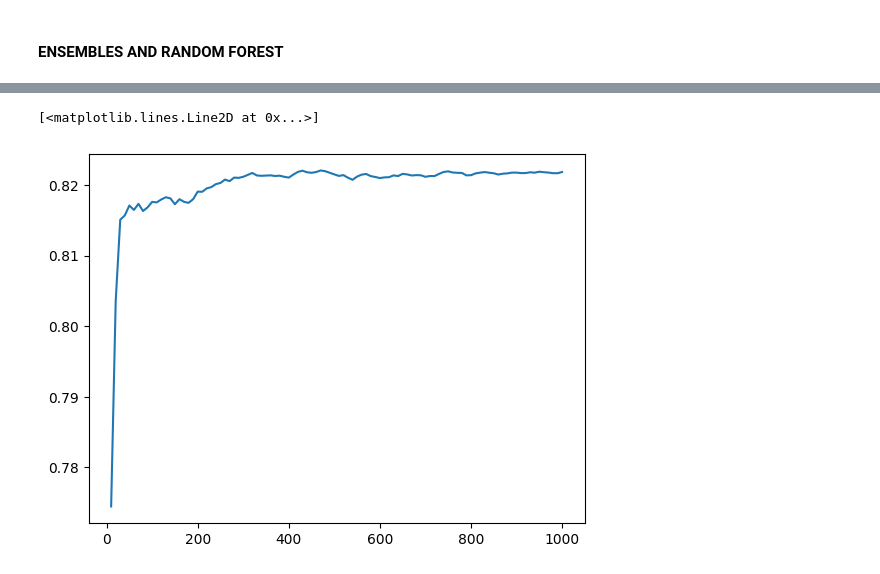
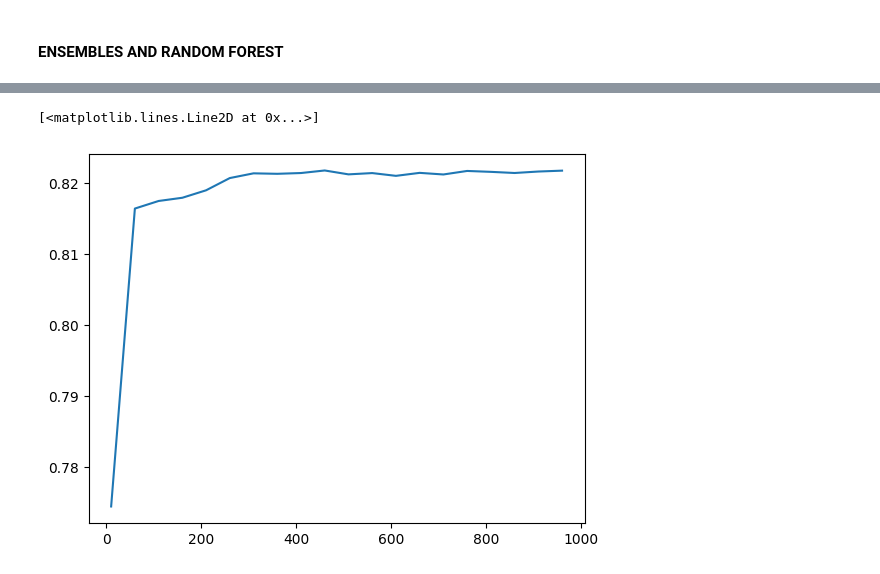
Before and after one commit to niltonPegass/ML_zoomcamp, a Jupyter notebook: ML_zoomcamp/06_trees/homework_trees.ipynb, the cells around one changed output, grey strips where cells are left out. Cells and saved outputs as stored; diff of their text form; code cells hidden in the pictures.

```diff
--- a/ML_zoomcamp/06_trees/homework_trees.ipynb
+++ b/ML_zoomcamp/06_trees/homework_trees.ipynb
@@ -527,18 +537,22 @@ DecisionTreeClassifier(max_depth=6, min_samples_leaf=15)
 # %%
+from sklearn.ensemble import RandomForestClassifier
+
 scores = []
 
-for n in range(10, 1001, 10):
-    rf = RandomForestClassifier(n_estimators=n, random_state=1)
+for n in range(10, 1001, 50):
+    rf = RandomForestClassifier(n_estimators=n,
+                                random_state=1,
+                                n_jobs=-1)
     rf.fit(X_train, y_train)
 
     y_pred = rf.predict_proba(X_val)[:, 1]
     auc = roc_auc_score(y_val, y_pred)
 
     scores.append((n, auc))
 
 df_scores = pd.DataFrame(scores, columns=['n_estimators', 'auc'])
 
 plt.plot(df_scores.n_estimators, df_scores.auc)
 # %% [output]
 [<matplotlib.lines.Line2D at 0x...>]
-[figure, old version]
+[figure, new version]
```
Also changed, not shown: parts of 11 cells of this notebook.
